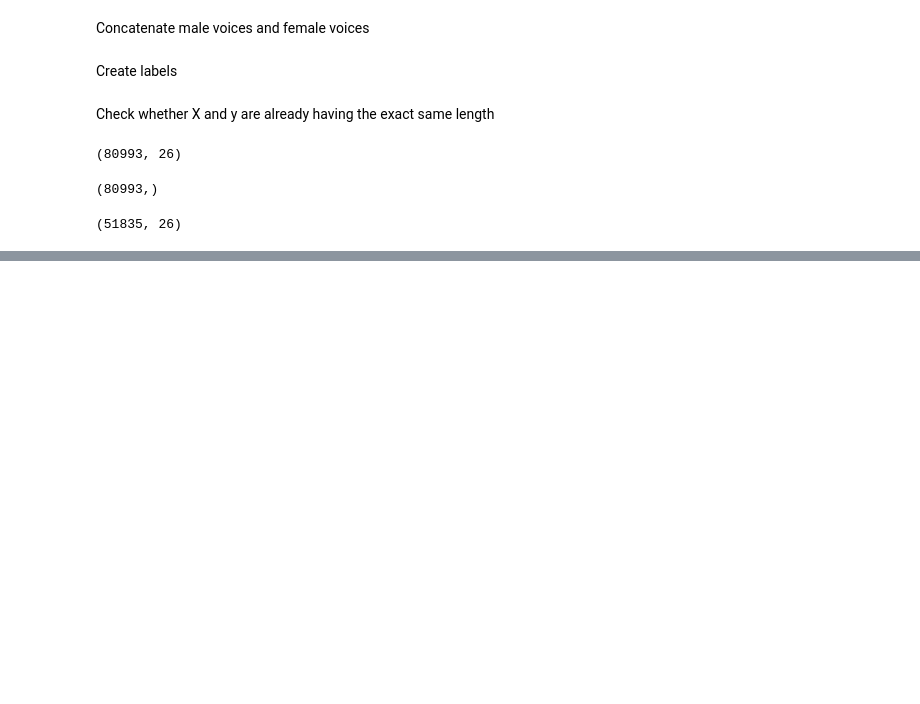
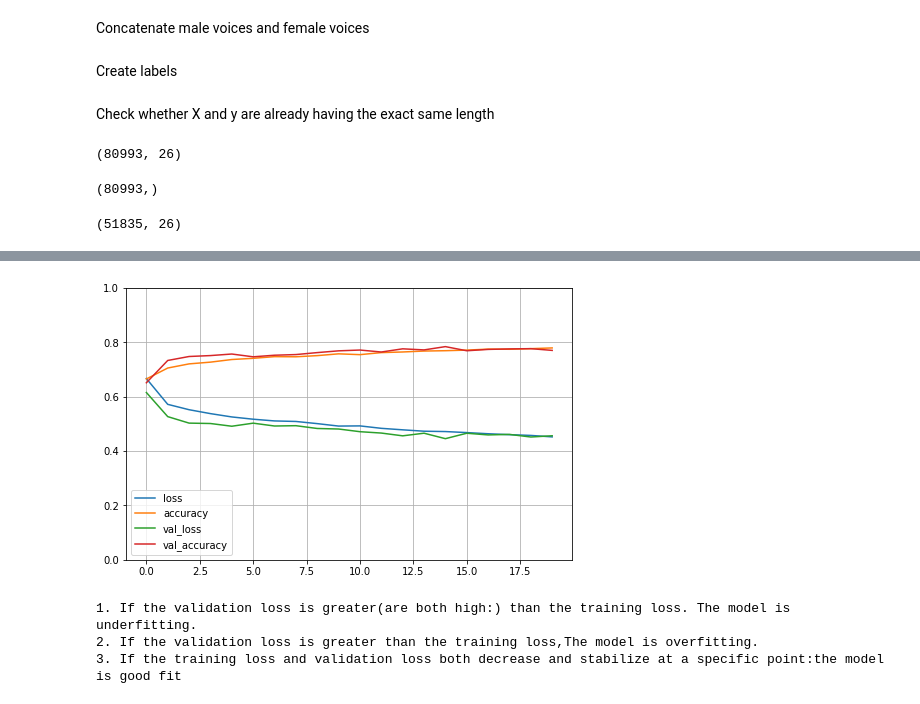
Before and after one commit to nitinsaimajji/Gender-Recognition-By-Voice, a Jupyter notebook: voice_detection_update.ipynb, the cells around one changed output, grey strips where cells are left out. Drawn from its saved outputs; the diff is of its cells as text; code cells hidden in the pictures; blank space fills up the shorter version.

```diff
--- a/voice_detection_update.ipynb
+++ b/voice_detection_update.ipynb
@@ -335,0 +351,17 @@ accuracy is 40.0
+# %%
+import keras
+from keras.models import Sequential
+from keras. layers import Dense, Dropout, Activation
+from keras.optimizers import SGD
+model = Sequential()
+model.add(Dense(400,activation='sigmoid',input_dim=26))
+model.add(Dropout(0.2))
+model.add(Dense(200,activation='sigmoid'))
+model.add(Dropout(0.2))
+model.add(Dense(20,activation='sigmoid'))
+
+sgd=SGD(lr=0.01,momentum=0.9)
+model.compile(loss='sparse_categorical_crossentropy',optimizer=sgd,
+              metrics=['accuracy'])
+
+history = model.fit(X_train, y_train, epochs=20, validation_data=(X_valid, y_valid))
@@ -335,0 +387,17 @@ accuracy is 40.0
+# %%
+## when using 100 samples of each male and female
+
+import pandas as pd
+import numpy as np
+pd.DataFrame(history.history).plot(figsize=(8,5))
+plt.grid(True)
+plt.gca().set_ylim(0,1)
+plt.show()
+print('1. If the validation loss is greater(are both high:) than the training loss. The model is underfitting.')
+print('2. If the validation loss is greater than the training loss,The model is overfitting.')
+print('3. If the training loss and validation loss both decrease and stabilize at a specific point:the model is good fit')
+# %% [output]
+[figure, added]
+1. If the validation loss is greater(are both high:) than the training loss. The model is underfitting.
+2. If the validation loss is greater than the training loss,The model is overfitting.
+3. If the training loss and validation loss both decrease and stabilize at a specific point:the model is good fit
```
Also changed, not shown: parts of 14 cells of this notebook.
